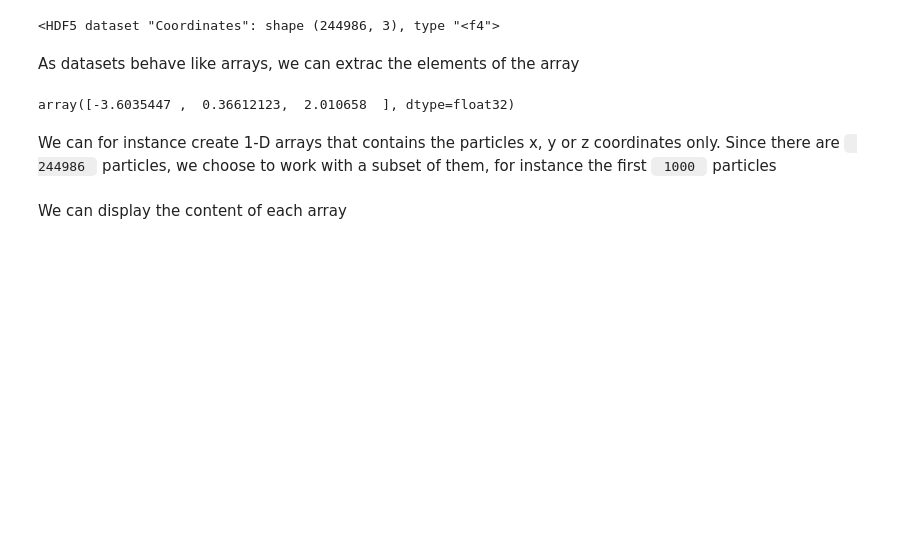
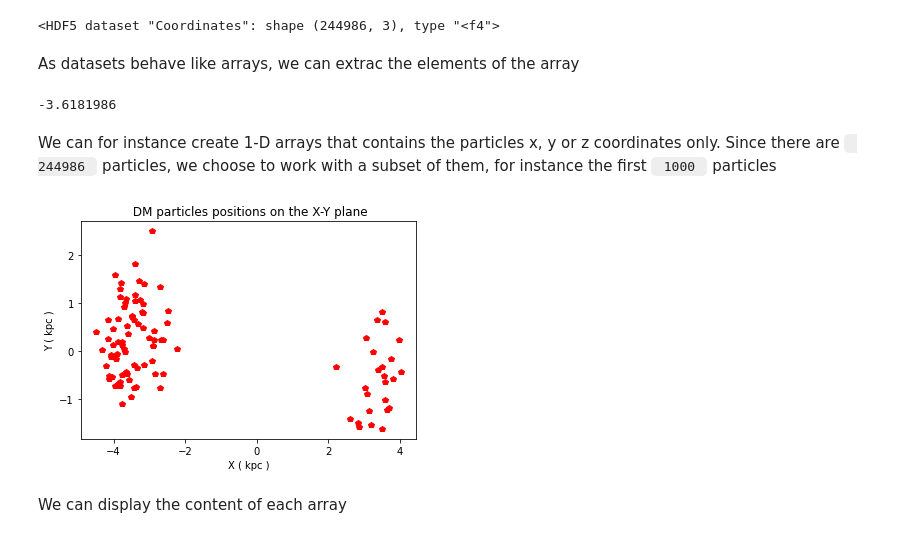
Before and after one commit to EXPLORE-for-students/python-tutorials, a Jupyter notebook: Tutorial 2/Tutorial_2_part_c.ipynb, the cells around one changed output. Drawn from its saved outputs; the diff is of its cells as text; code cells hidden in the pictures; blank space fills up the shorter version.

```diff
--- a/Tutorial 2/Tutorial_2_part_c.ipynb
+++ b/Tutorial 2/Tutorial_2_part_c.ipynb
@@ -399,9 +403,9 @@ particle_codts
 # %% [markdown]
 As datasets behave like arrays, we can extrac the elements of the array
 # %%
-particle_codts[0]
+particle_codts[1][0]
 # %% [output]
-array([-3.6035447 ,  0.36612123,  2.010658  ], dtype=float32)
+-3.6181986
 # %% [markdown]
  We can for instance create  1-D arrays that contains the particles x, y or z coordinates only. Since there are <code> 244986 </code> particles, we choose to work with a subset of them, for instance the first <code> 1000 </code> particles
 # %%
@@ -409,5 +413,14 @@ n_points =  len(particle_codts) #1000
 x_c = np.array([particle_codts[i][0] for i in range(n_points )])
 y_c = np.array([particle_codts[i][1] for i in range(n_points )])
+# %%
+# Create a plot using matplot library
+plt.plot(x_c,y_c, 'rp') #change 'cf' = color shape, for instance bs = blue squares, ro=red balls
+plt.xlabel('X ( kpc )')
+plt.ylabel('Y ( kpc )')
+plt.title(' DM particles positions on the X-Y plane')
+plt.show()
+# %% [output]
+[figure, added]
 # %% [markdown]
  We can display the content of each array
 # %%
```
Also changed, not shown: parts of 15 cells of this notebook.
